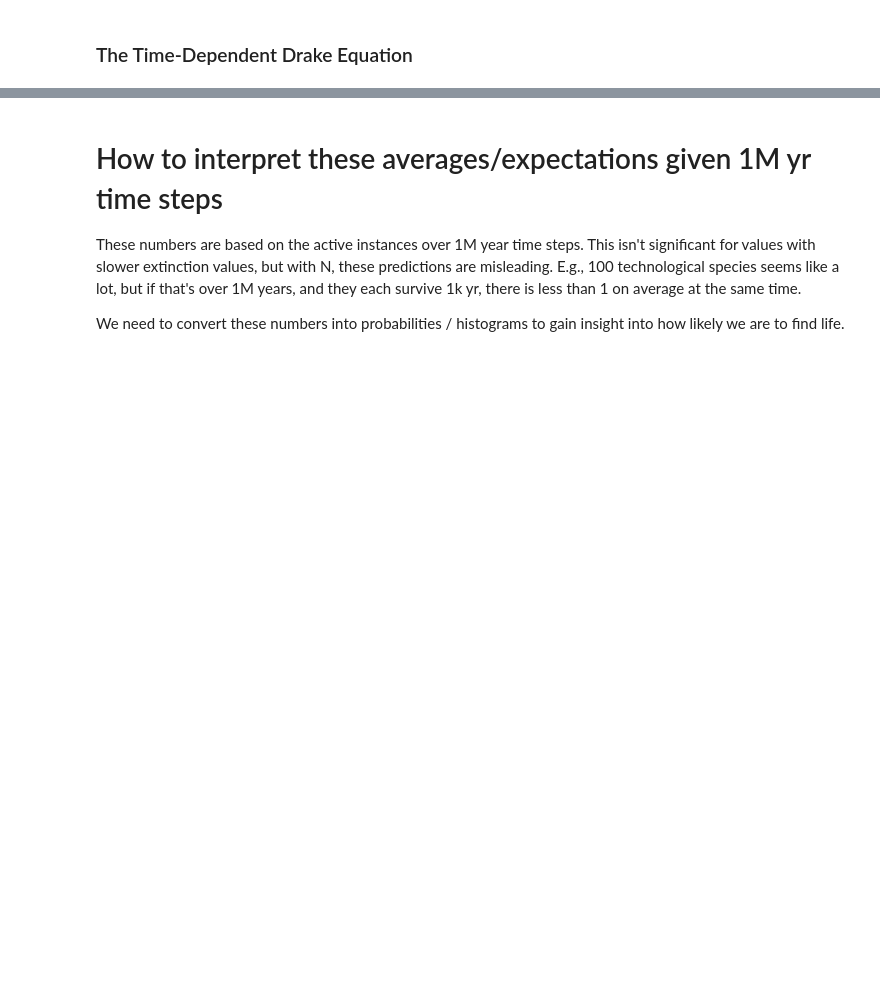
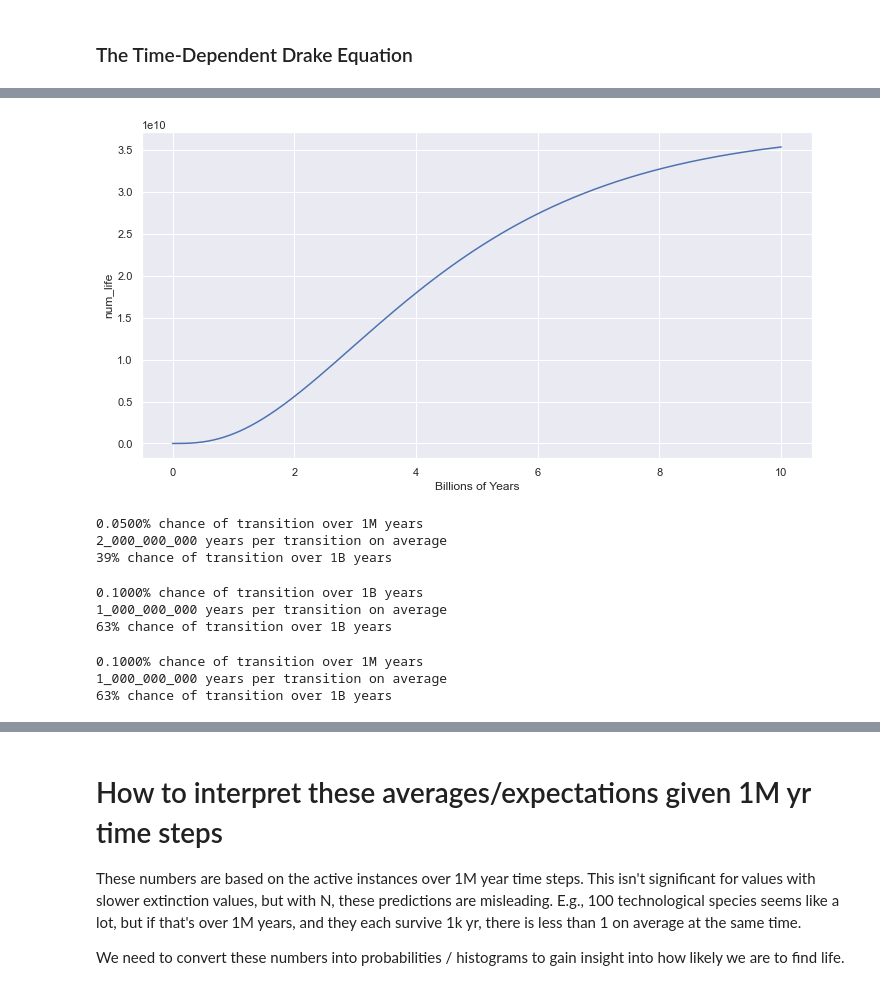
Before and after one commit to KevinCarr42/Time-Dependent-Drake-Equation, a Jupyter notebook: Time_Dependent_Drake.ipynb, the cells around one changed output, grey strips where cells are left out. Cells and saved outputs as stored; diff of their text form; code cells hidden in the pictures; blank space fills up the shorter version.

```diff
--- a/Time_Dependent_Drake.ipynb
+++ b/Time_Dependent_Drake.ipynb
@@ -417,0 +189,70 @@ plot.set_xlabel('Billions of Years');
+# %%
+# plot of
+series = history_of_life[list(history_of_life.columns)[3]]
+
+plt.figure(figsize=(12, 6))
+plot = sns.lineplot(x=history_of_life.index/1_000_000_000, y=series);
+plt.yticks(rotation=0);
+plot.set_xlabel('Billions of Years');
+# %% [output]
+[figure, added]
+# %%
+# transition(params, num_from, num_to, prob_of_transition)
+num_from, num_to = 1_000_000, 0
+prob_of_transition = params['YEARS_PLANETS_TO_HABITABLE']
+
+# probability, avg yrs
+prob_transition = transition(params, num_from, num_to, prob_of_transition) / num_from
+print(f"{prob_transition*100:_.4f}% chance of transition over 1M years")
+print(f"{prob_of_transition:_.0f} years per transition on average")
+
+# percent that transition over 1B years
+output = 0
+for i in range(1000):
+    output += prob_transition * (1 - output)
+
+print(f"{output*100:_.0f}% chance of transition over 1B years")
+# %% [output]
+0.0500% chance of transition over 1M years
+2_000_000_000 years per transition on average
+39% chance of transition over 1B years
+# %%
+# transition(params, num_from, num_to, prob_of_transition)
+num_from, num_to = 1_000_000, 0
+prob_of_transition = params['YEARS_HABITABLE_TO_LIFE']
+
+# probability, avg yrs
+prob_transition = transition(params, num_from, num_to, prob_of_transition) / num_from
+print(f"{prob_transition*100:_.4f}% chance of transition over 1M years")
+print(f"{prob_of_transition:_.0f} years per transition on average")
+
+# percent that transition over 1B years
+output = 0
+for i in range(1000):
+    output += prob_transition * (1 - output)
+
+print(f"{output*100:_.0f}% chance of transition over 1B years")
+# %% [output]
+0.1000% chance of transition over 1B years
+1_000_000_000 years per transition on average
+63% chance of transition over 1B years
+# %%
+# transition(params, num_from, num_to, prob_of_transition)
+num_from, num_to = 1_000_000, 0
+prob_of_transition = params['YEARS_LIFE_TO_COMPLEX_LIFE']
+
+# probability, avg yrs
+prob_transition = transition(params, num_from, num_to, prob_of_transition) / num_from
+print(f"{prob_transition*100:_.4f}% chance of transition over 1M years")
+print(f"{prob_of_transition:_.0f} years per transition on average")
+
+# percent that transition over 1B years
+output = 0
+for i in range(1000):
+    output += prob_transition * (1 - output)
+
+print(f"{output*100:_.0f}% chance of transition over 1B years")
+# %% [output]
+0.1000% chance of transition over 1M years
+1_000_000_000 years per transition on average
+63% chance of transition over 1B years
```
Also changed, not shown: parts of 76 cells of this notebook, 3 other files.
